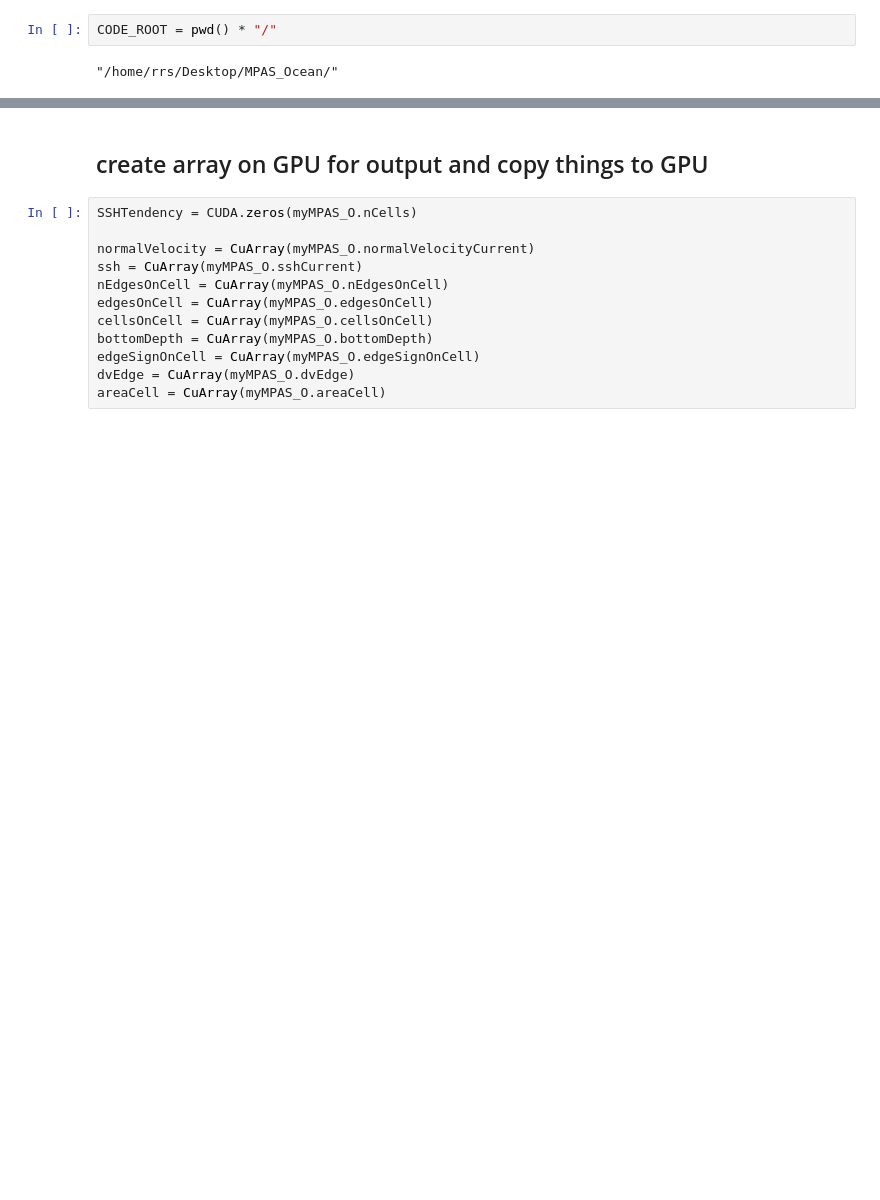
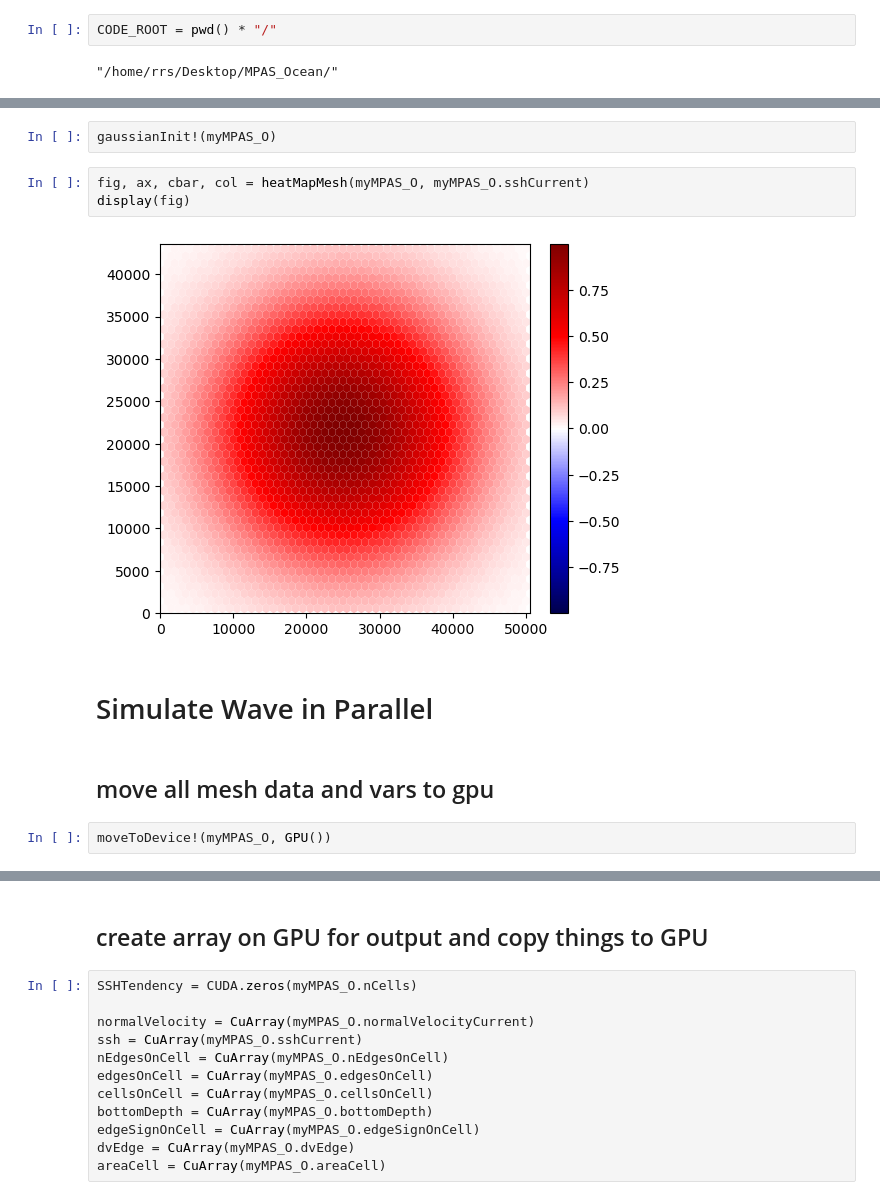
Before and after one commit to robertstrauss/MPAS_Ocean_Julia, a Jupyter notebook: Untitled.ipynb, the cells around one changed output, grey strips where cells are left out. Drawn from its saved outputs; the diff is of its cells as text; blank space fills up the shorter version.

```diff
--- a/Untitled.ipynb
+++ b/Untitled.ipynb
@@ -82,0 +318,13 @@ GPU
+# %%
+gaussianInit!(myMPAS_O)
+# %%
+fig, ax, cbar, col = heatMapMesh(myMPAS_O, myMPAS_O.sshCurrent)
+display(fig)
+# %% [output]
+[figure, added]
+# %% [markdown]
+# Simulate Wave in Parallel
+# %% [markdown]
+## move all mesh data and vars to gpu
+# %%
+moveToDevice!(myMPAS_O, GPU())
```
Also changed, not shown: parts of 44 cells of this notebook, 5 other files.
